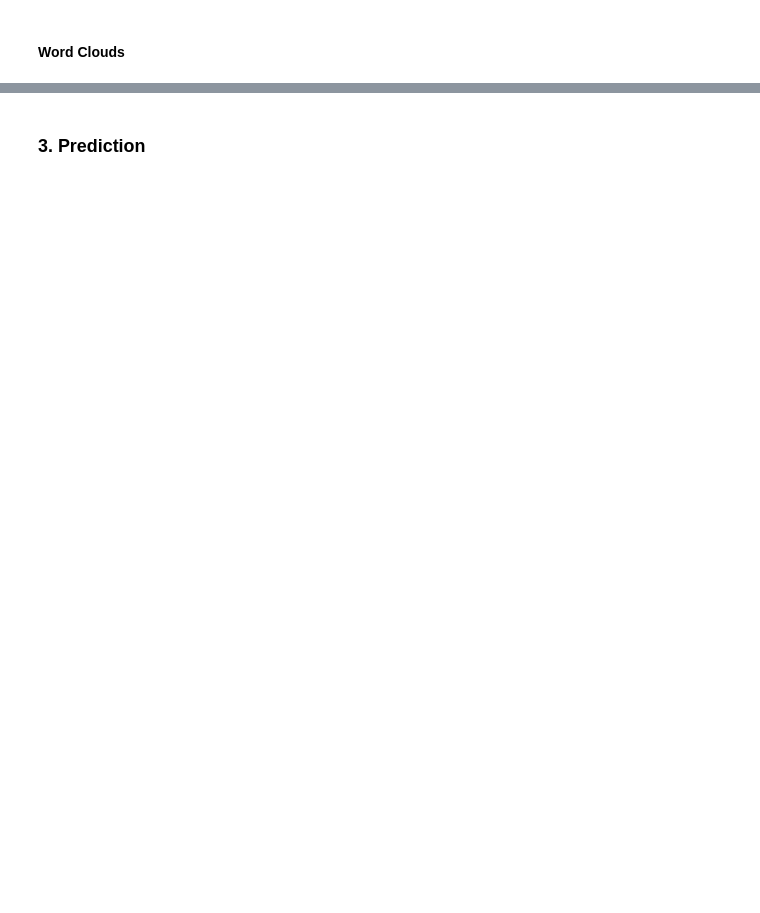
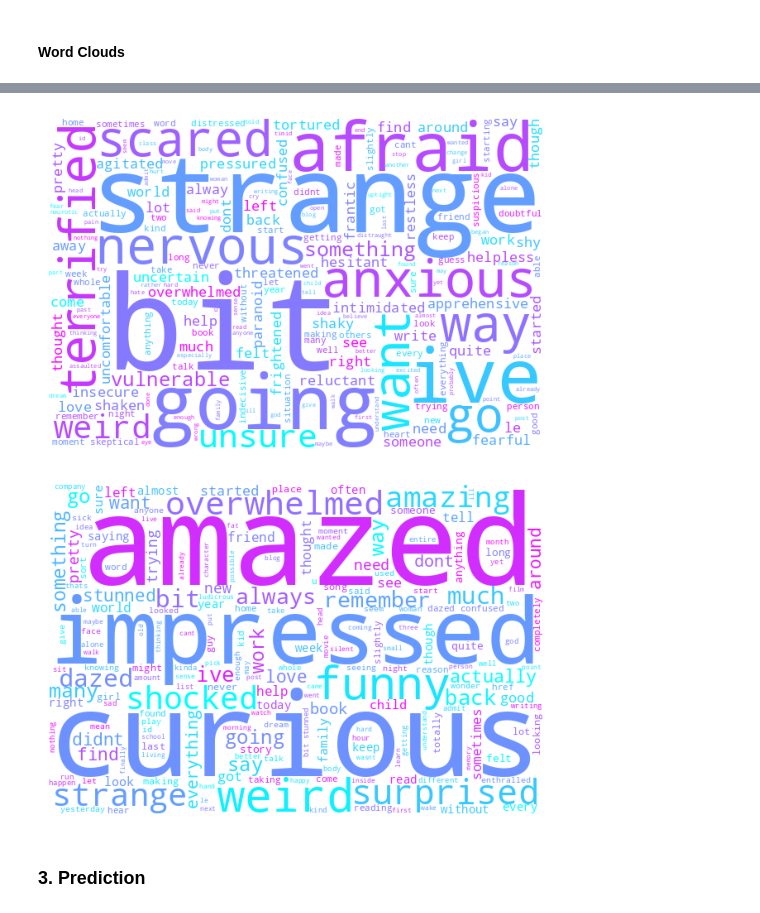
Before and after one commit to walltim3/Data_Analysis_2023, a Jupyter notebook: Lab_2/Pr_5/Pr_5.ipynb, the cells around one changed output, grey strips where cells are left out. Cells and saved outputs as stored; diff of their text form; code cells hidden in the pictures; blank space fills up the shorter version.

```diff
--- a/Lab_2/Pr_5/Pr_5.ipynb
+++ b/Lab_2/Pr_5/Pr_5.ipynb
@@ -92,0 +108,8 @@ import matplotlib.pyplot as plt
+# %%
+def remove_stop_words(text, stop_words=stop_words):
+    text = ' '.join([ word for word in text.split(' ') if word not in stop_words])
+    return text
+# %%
+# Preprocess
+df_copy = df.copy()
+df_copy['Sentence'] = df_copy['Sentence'].apply(remove_stop_words,stop_words=stop_words)
@@ -92,0 +128,3 @@ import matplotlib.pyplot as plt
+# %%
+df_copy = df_copy[df_copy['Sentence'].str.count('\s+').gt(1)]
+df_copy.info()
@@ -109,3 +161,9 @@ visualize(1, df_s.sample(10000), style = 'gnuplot2')
+# %%
+visualize('fear', df_copy, style = 'cool_r')
+visualize('surprise', df_copy, style = 'cool_r')
+# %% [output]
+[figure, added]
+[figure, added]
 # %% [markdown]
 ### 3. Prediction
 # %%
```
Also changed, not shown: parts of 30 cells of this notebook, 5 other files.
